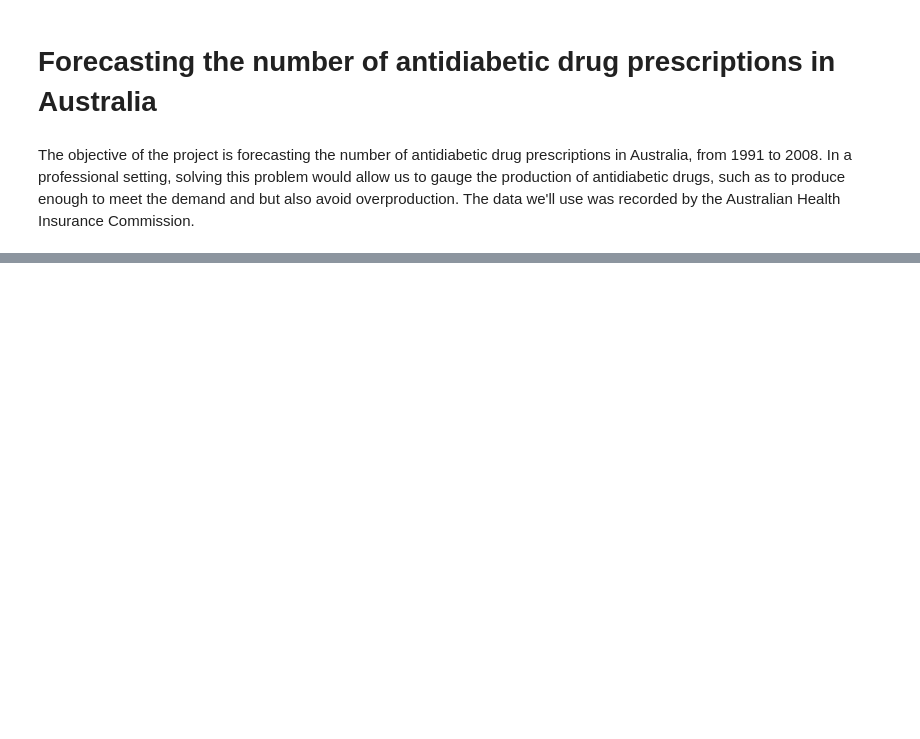
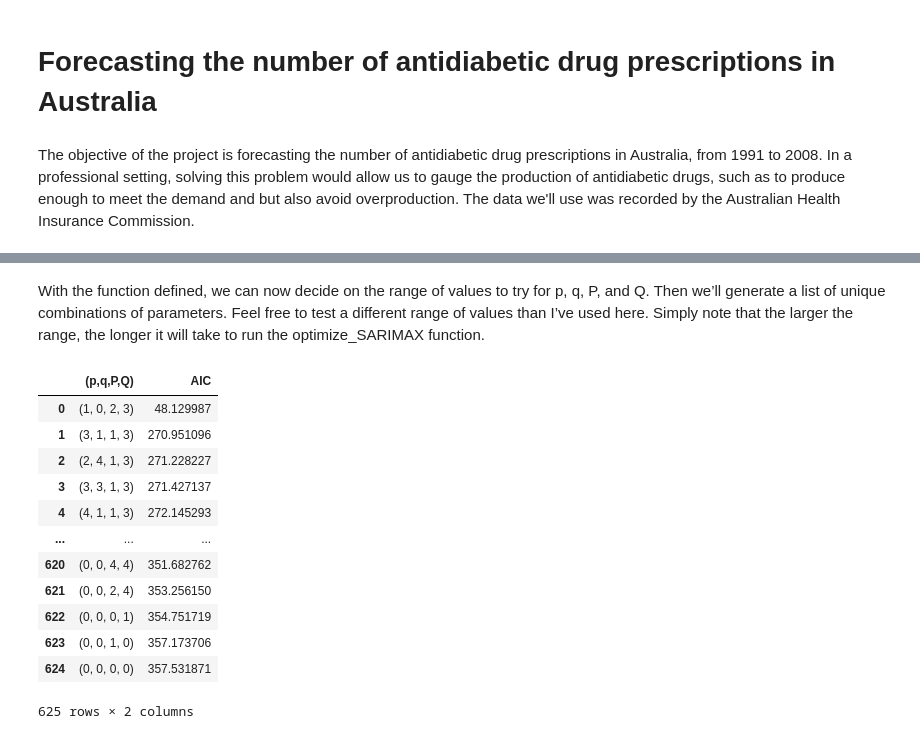
Before and after one commit to xbadiam/Forecasting, a Jupyter notebook: notebooks/Antidiabetic_drug_prescriptions/Antidiabetic_drug_prescriptions_Australia.ipynb, the cells around one changed output, grey strips where cells are left out. Saved outputs shown, nothing was run; the diff lists cells and outputs as text; code cells hidden in the pictures; blank space fills up the shorter version.

```diff
--- a/notebooks/Antidiabetic_drug_prescriptions/Antidiabetic_drug_prescriptions_Australia.ipynb
+++ b/notebooks/Antidiabetic_drug_prescriptions/Antidiabetic_drug_prescriptions_Australia.ipynb
@@ -28,0 +191,7 @@ warnings.filterwarnings('ignore')
+# %%
+train = df.y[:168]
+test = df.y[168:]
+
+# Print out the length of the test set to make sure that it
+# contains the last 36 months.
+print(len(test))
@@ -28,0 +252,30 @@ warnings.filterwarnings('ignore')
+# %% [markdown]
+With the function defined, we can now decide on the range of values to try for p, q, P, and Q. Then we’ll generate a list of unique combinations of parameters. Feel free to test a different range of values than I’ve used here. Simply note that the larger the range, the longer it will take to run the optimize_SARIMAX function.
+# %%
+ps = range(0, 5, 1)
+qs = range(0, 5, 1)
+Ps = range(0, 5, 1)
+Qs = range(0, 5, 1)
+
+order_list = list(product(ps, qs, Ps, Qs))
+# %%
+d = 1
+D = 1
+s = 12
+
+SARIMA_result_df = optimize_SARIMAX(train, None, order_list, d, D, s)
+SARIMA_result_df
+# %% [output]
+|  | (p,q,P,Q) | AIC |
+| 0 | (1, 0, 2, 3) | 48.129987 |
+| 1 | (3, 1, 1, 3) | 270.951096 |
+| 2 | (2, 4, 1, 3) | 271.228227 |
+| 3 | (3, 3, 1, 3) | 271.427137 |
+| 4 | (4, 1, 1, 3) | 272.145293 |
+| ... | ... | ... |
+| 620 | (0, 0, 4, 4) | 351.682762 |
+| 621 | (0, 0, 2, 4) | 353.256150 |
+| 622 | (0, 0, 0, 1) | 354.751719 |
+| 623 | (0, 0, 1, 0) | 357.173706 |
+| 624 | (0, 0, 0, 0) | 357.531871 |
+625 rows × 2 columns
```
Also changed, not shown: parts of 20 cells of this notebook.
